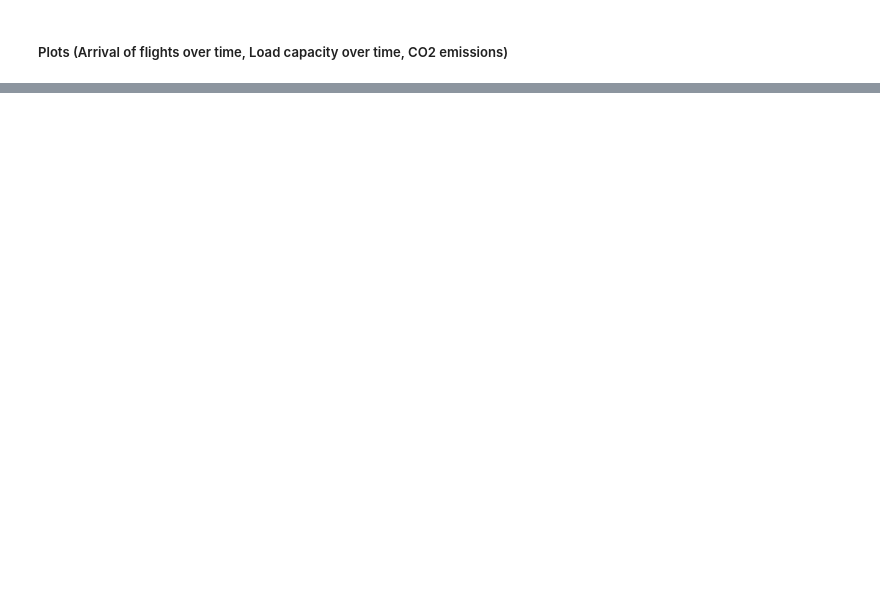
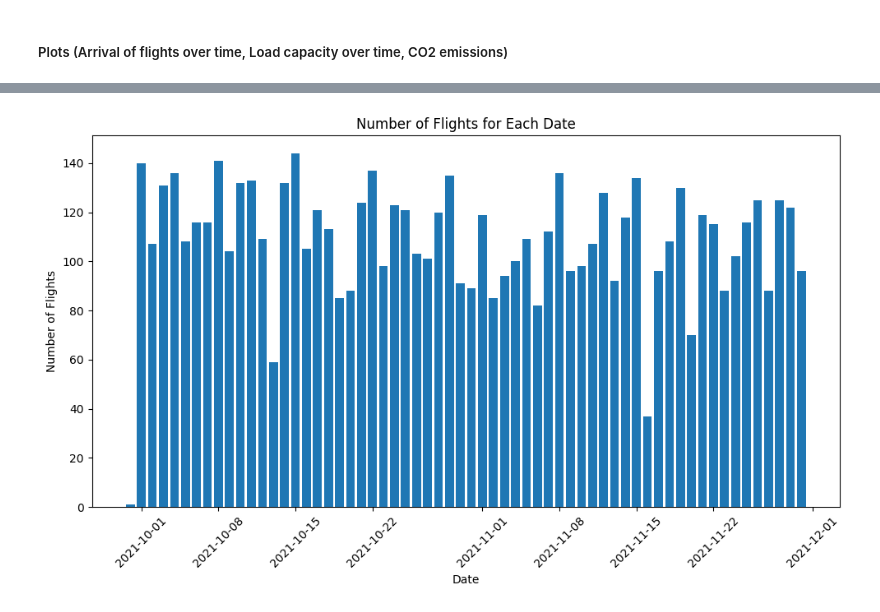
Before and after one commit to lukasschirren/COP_flight_analysis, a Jupyter notebook: cop26_flights.ipynb, the cells around one changed output, grey strips where cells are left out. Saved outputs shown, nothing was run; the diff lists cells and outputs as text; code cells hidden in the pictures; blank space fills up the shorter version.

```diff
--- a/cop26_flights.ipynb
+++ b/cop26_flights.ipynb
@@ -117,0 +138,16 @@ basemap
+# %%
+
+# Group DataFrame by date and count the number of rows for each date
+date_counts = df.groupby(data_cop['scheduled_departure_time_utc'].dt.date).size()
+
+# Plot the data
+plt.figure(figsize=(10, 6))  # Set the figure size
+plt.bar(date_counts.index, date_counts.values)  # Plot a bar chart
+plt.title('Number of Flights for Each Date')  # Set the title
+plt.xlabel('Date')  # Set the x-axis label
+plt.ylabel('Number of Flights')  # Set the y-axis label
+plt.xticks(rotation=45)  # Rotate x-axis labels for better readability
+plt.tight_layout()  # Adjust layout to prevent clipping of labels
+plt.show()  # Show the plot
+# %% [output]
+[figure, added]
```
Also changed, not shown: parts of 3 cells of this notebook, 3 other files.
